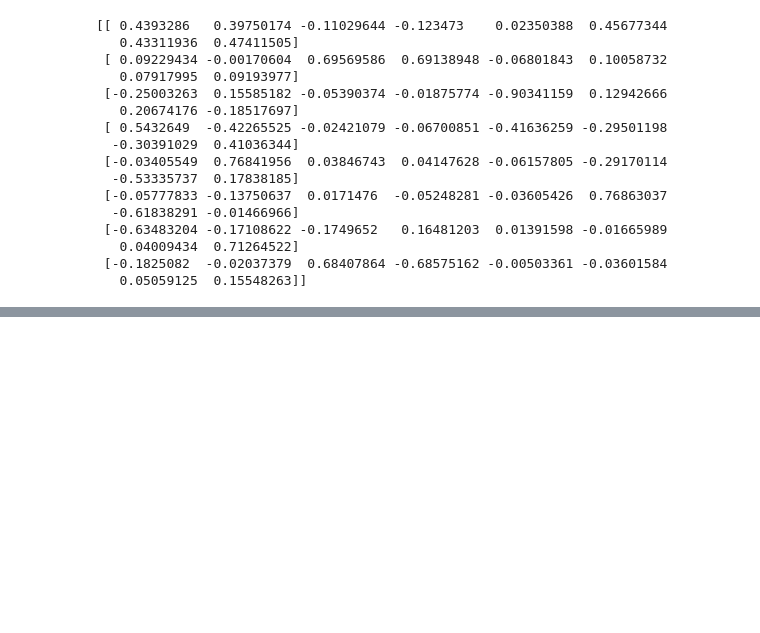
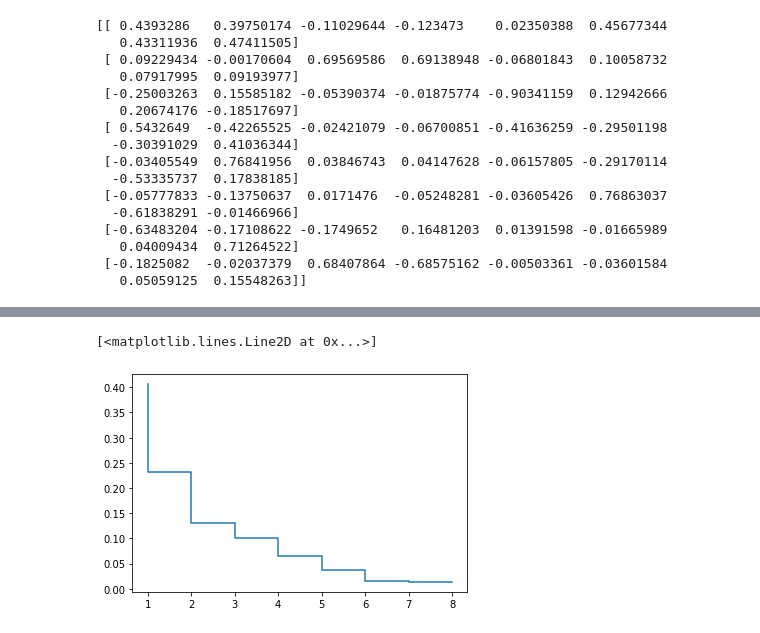
Before and after one commit to allenmiller17/SMU_7331_ML1_Project_1, a Jupyter notebook: Project 1 Final Write Up.ipynb, the cells around one changed output, grey strips where cells are left out. Cells and saved outputs as stored; diff of their text form; code cells hidden in the pictures; blank space fills up the shorter version.

```diff
--- a/Project 1 Final Write Up.ipynb
+++ b/Project 1 Final Write Up.ipynb
@@ -202,0 +228,5 @@ print(pca.explained_variance_ratio_)
+# %%
+plt.step(range(1,varianceExplained.size+1),varianceExplained)
+# %% [output]
+[<matplotlib.lines.Line2D at 0x...>]
+[figure, added]
```
Also changed, not shown: parts of 9 cells of this notebook.
